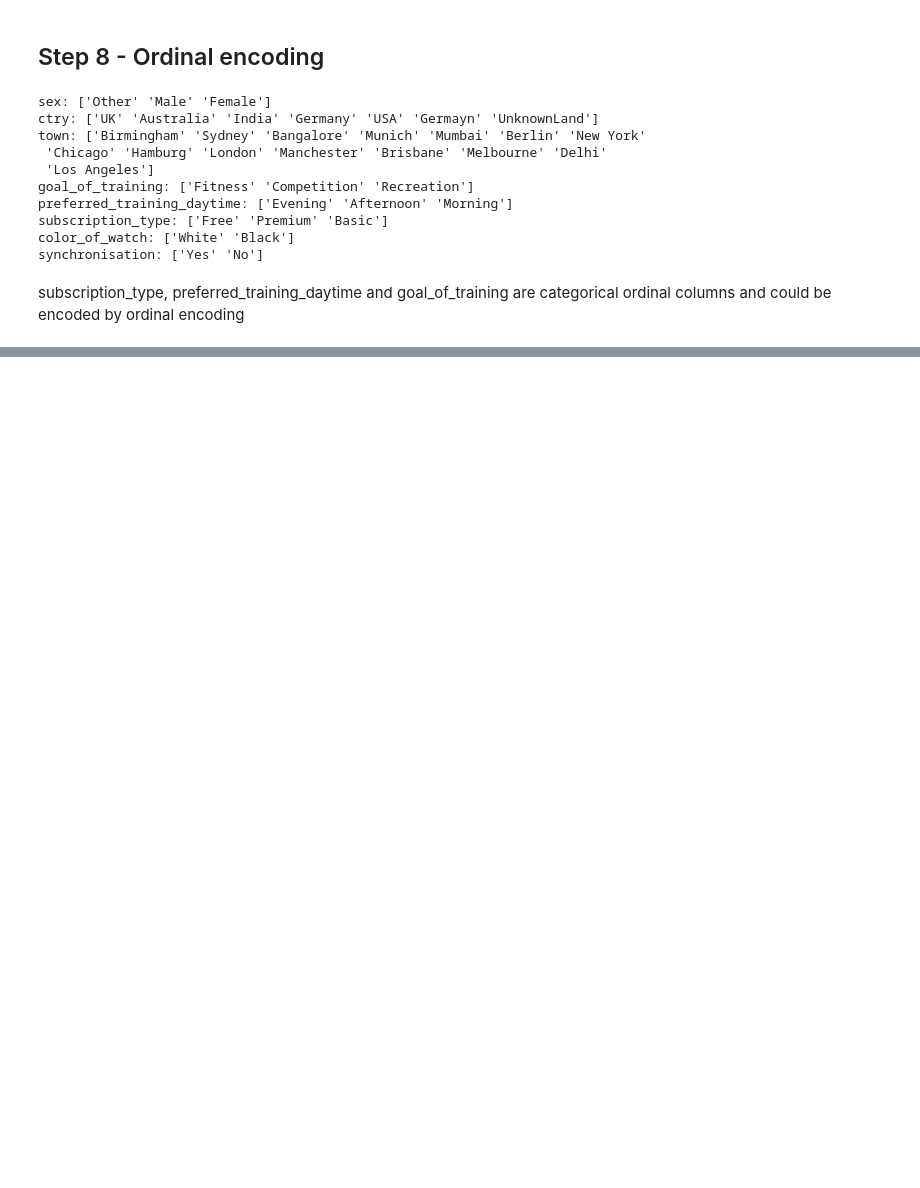
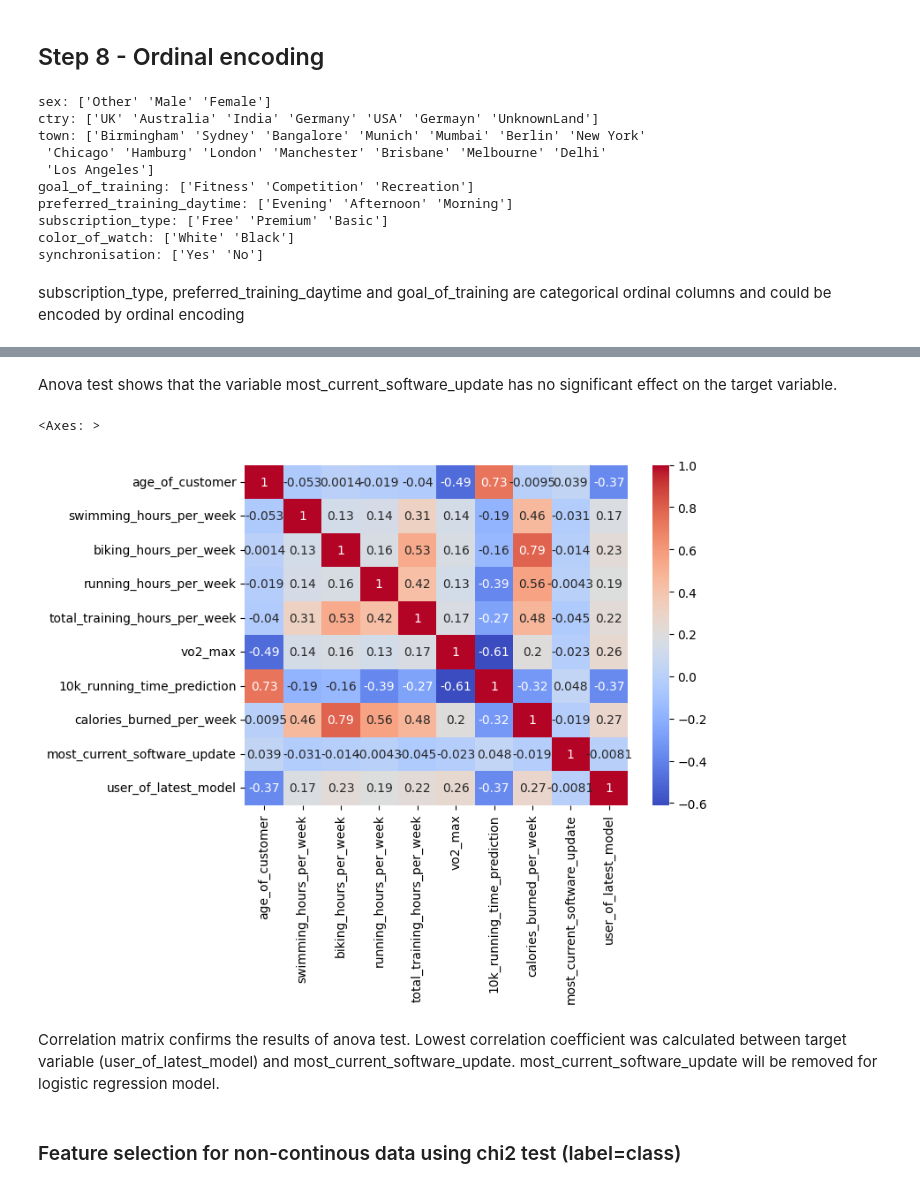
Before and after one commit to john2408/project_intro_ai, a Jupyter notebook: notebooks/Samuel/Task 2 Preprocessing.ipynb, the cells around one changed output, grey strips where cells are left out. Drawn from its saved outputs; the diff is of its cells as text; code cells hidden in the pictures; blank space fills up the shorter version.

Commit message:
feature selection draft

```diff
--- a/notebooks/Samuel/Task 2 Preprocessing.ipynb
+++ b/notebooks/Samuel/Task 2 Preprocessing.ipynb
@@ -612,0 +645,2 @@ categorical.remove('id')
+# %%
+df_step9 = df_step0.copy()
@@ -612,0 +676,17 @@ categorical.remove('id')
+# %% [markdown]
+Anova test shows that the variable most_current_software_update has no significant effect on the target variable.
+# %%
+#calculate correlation between continuous features and label
+continuous_features_label = continuous_features + ['user_of_latest_model']
+# Create a new dataframe with only continuous features and label
+df_continuous_features_label = df_step9[continuous_features_label]
+# Calculate the correlation matrix
+correlation = df_continuous_features_label.corr()
+#visualize correlation in a heatmap, low correlation is blue, high correlation is red
+plt.figure(figsize=(7,5))
+sns.heatmap(correlation, annot=True, cmap='coolwarm')
+# %% [output]
+<Axes: >
+[figure, added]
+# %% [markdown]
+Correlation matrix confirms the results of anova test. Lowest correlation coefficient was calculated between target variable (user_of_latest_model) and most_current_software_update. most_current_software_update will be removed for logistic regression model.
@@ -612,0 +695,2 @@ categorical.remove('id')
+# %% [markdown]
+### Feature selection for non-continous data using chi2 test (label=class)
```
Also changed, not shown: parts of 27 cells of this notebook.
